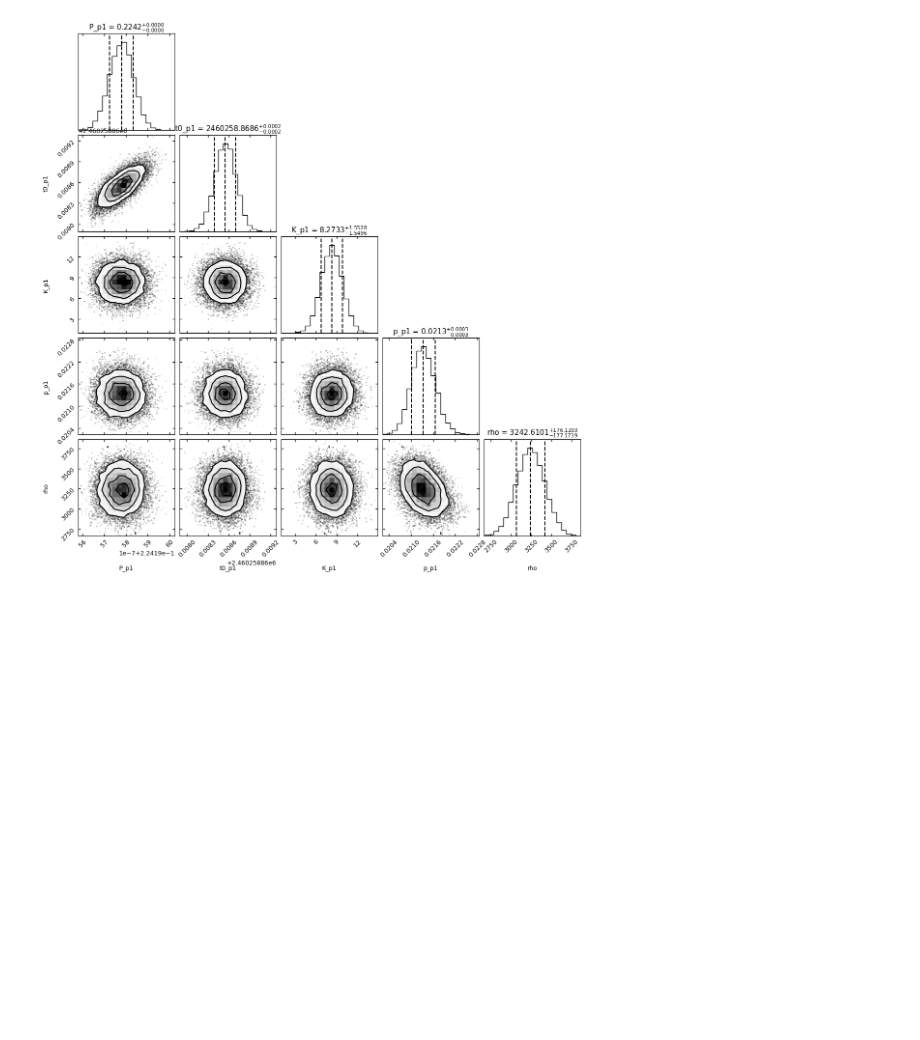
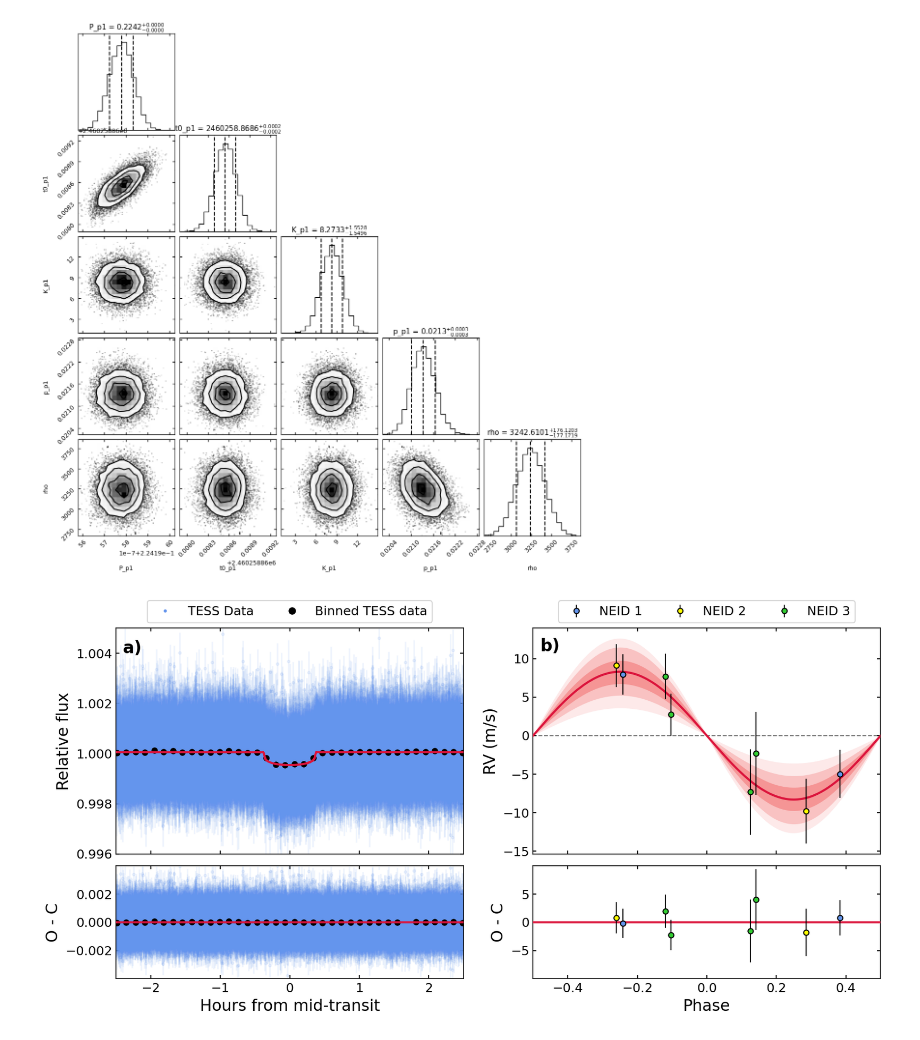
Before and after one commit to Kaya-Han-Tas/ExoMUSE, a Jupyter notebook: notebooks/toi2431-analysis/Juliet Fits/juliet fit - (Final) FCO RUN (Unbinned Informative Prior and fixed jitter).ipynb, the cells around one changed output. Cells and saved outputs as stored; diff of their text form; code cells hidden in the pictures; blank space fills up the shorter version.

Commit message:
notebook updates for plotting

```diff
--- a/notebooks/toi2431-analysis/Juliet Fits/juliet fit - (Final) FCO RUN (Unbinned Informative Prior and fixed jitter).ipynb
+++ b/notebooks/toi2431-analysis/Juliet Fits/juliet fit - (Final) FCO RUN (Unbinned Informative Prior and fixed jitter).ipynb
@@ -605,3 +605,103 @@ plt.savefig("cornerplot_fco_juliet.png", dpi = 500)
 plt.show()
 # %% [output]
 [figure]
+# %%
+from matplotlib.lines import Line2D
+
+fig, axes = plt.subplots(2, 2, figsize=(13, 6), dpi=150, gridspec_kw={'height_ratios': [2, 1]}, sharex='col')
+
+ax1, ax2 = axes[:, 0]  #Left column (Transit plot)
+ax3, ax4 = axes[:, 1]  #Right column (RV plot)
+
+#--------- LEFT PANEL: TRANSIT LIGHT CURVE ---------
+phase_bin, flux_bin = bin_lc(phase_tess, flux_tess)
+
+ax1.errorbar(phase_tess * P * 24., flux_tess - gp_model_tess, flux_err_tess, fmt='.', alpha=0.1, color="cornflowerblue", label = "TESS Data")
+idx = np.argsort(phase_tess)
+ax1.plot(phase_tess[idx] * P * 24., model_tess[idx], color='crimson', zorder=10, lw=2)
+ax1.plot((phase_bin) * P * 24., flux_bin, "o", color="k", zorder=5, label = "Binned TESS data")
+ax1.set_ylim(0.996, 1.005)
+ax1.set_ylabel('Relative flux', fontsize=15)
+plt.setp(ax1.get_xticklabels(), visible=False)
+
+res = flux_tess - gp_model_tess - model_tess
+phase_res_bin, res_bin = bin_lc(phase_tess, res)
+
+ax2.errorbar(phase_tess * P * 24., res, flux_err_tess, fmt='.', alpha=0.1, color="cornflowerblue")
+ax2.axhline(0.0, lw=2, color="crimson", zorder=30)
+ax2.plot((phase_bin) * P * 24., res_bin, "o", color="k", zorder=5)
+ax2.set_xlim(-2.5, 2.5)
+ax2.set_ylim(-0.004, 0.004)
+ax2.set_yticks([-0.002, 0.000, 0.002])
+ax2.set_xlabel(r'Hours from mid-transit', fontsize=15)
+ax2.set_ylabel('O - C', fontsize=15)
+
+#ax1.legend(loc='upper center', bbox_to_anchor=(0.5, 1.15), ncol=3, fancybox=True, fontsize=9)
+ax1.legend(
+    handles=[
+        Line2D([0], [0], marker='o', color='cornflowerblue', markersize=2, linestyle='None', label="TESS Data", alpha=1.0),
+        Line2D([0], [0], marker='o', color='k', markersize=6, linestyle='None', label="Binned TESS data")
+    ],
+    loc='upper center', bbox_to_anchor=(0.5, 1.15), ncol=3, fancybox=True, fontsize=12
+)
+
+# Label "a)"
+ax1.text(-2.4, 1.004, "a)", fontsize=16, fontweight='bold')
+
+#--------- RIGHT PANEL: RADIAL VELOCITY CURVE ---------
+phase_model = (((model_times - t0 + 0.5 * P) % P) / P) - 0.5
+phase_neid1 = (((times_neid1 - t0 + 0.5 * P) % P) / P) - 0.5
+phase_neid2 = (((times_neid2 - t0 + 0.5 * P) % P) / P) - 0.5
+phase_neid3 = (((times_neid3 - t0 + 0.5 * P) % P) / P) - 0.5
+
+ax3.errorbar(phase_neid1, rv_neid1 - gamma_neid1, rv_err_neid1, fmt = 'o', mec='black', mfc = "cornflowerblue", \
+             ecolor = "black", elinewidth=1, zorder = 10000, label="NEID 1")
+ax3.errorbar(phase_neid2, rv_neid2 - gamma_neid2, rv_err_neid2, fmt = 'o', mec='black', mfc = "yellow", \
+             ecolor = "black", elinewidth=1, zorder = 10000, label="NEID 2")
+ax3.errorbar(phase_neid3, rv_neid3 - gamma_neid3, rv_err_neid3, fmt = 'o', mec='black', mfc = "limegreen", \
+             ecolor = "black", elinewidth=1, zorder = 10000, label="NEID 3")
+
+idx = np.argsort(phase_model)
+ax3.plot(phase_model[idx], np.quantile(keplerian, 0.5, axis=0)[idx], lw=2, color="crimson", zorder=20)
+ax3.fill_between(phase_model[idx], np.quantile(keplerian, 0.16, axis=0)[idx], np.quantile(keplerian, 0.84, axis=0)[idx], alpha=0.3, color="#EE2C2C", lw=0, zorder=-1)
+ax3.fill_between(phase_model[idx], np.quantile(keplerian, 0.02, axis=0)[idx], np.quantile(keplerian, 0.98, axis=0)[idx], alpha=0.2, color="#EE2C2C", lw=0, zorder=-1)
+ax3.fill_between(phase_model[idx], np.quantile(keplerian, 0.0015, axis=0)[idx], np.quantile(keplerian, 0.9985, axis=0)[idx], alpha=0.1, color="#EE2C2C", lw=0, zorder=-1)
+ax3.axhline(0.0, lw=1, ls = "--", color = "grey", zorder = -1000)
+
+ax3.set_ylabel('RV (m/s)', fontsize=15)
+plt.setp(ax3.get_xticklabels(), visible=False)
+
+res_neid1 = rv_neid1 - gamma_neid1 - model_neid1
+res_neid2 = rv_neid2 - gamma_neid2 - model_neid2
+res_neid3 = rv_neid3 - gamma_neid3 - model_neid3
+
+ax4.errorbar(phase_neid1, res_neid1, rv_err_neid1, fmt = 'o', mec='black', mfc = "cornflowerblue", \
+             ecolor = "black", elinewidth=1, zorder = 10000)
+ax4.errorbar(phase_neid2, res_neid2, rv_err_neid2, fmt = 'o', mec='black', mfc = "yellow", \
+             ecolor = "black", elinewidth=1, zorder = 10000)
+ax4.errorbar(phase_neid3, res_neid3, rv_err_neid3, fmt = 'o', mec='black', mfc = "limegreen", \
+             ecolor = "black", elinewidth=1, zorder = 10000)
+ax4.axhline(0.0, lw=2, color="crimson", zorder=30)
+
+ax4.set_xlim(-0.5, 0.5)
+ax4.set_ylim(-10, 10)
+ax4.set_yticks([-5, 0, 5])
+ax4.set_xlabel(r'Phase', fontsize=15)
+ax4.set_ylabel('O - C', fontsize=15)
+
+ax3.text(-0.48, 11, "b)", fontsize=16, fontweight='bold')
+
+ax1.tick_params(axis='both', labelsize=12)
+ax2.tick_params(axis='both', labelsize=12)
+ax3.tick_params(axis='both', labelsize=12)
+ax4.tick_params(axis='both', labelsize=12)
+
+fig.set_facecolor('w')
+ax3.legend(loc='upper center', bbox_to_anchor=(0.5, 1.15), ncol=3, fancybox=True, fontsize=12)
+
+plt.subplots_adjust(hspace=0.07)
+plt.savefig("TOI-2431_Transit_RV.png", bbox_inches="tight", dpi=600)
+plt.show()
+plt.close()
+# %% [output]
+[figure, added]
```
Also changed, not shown: parts of 2 cells of this notebook, 5 other files.
